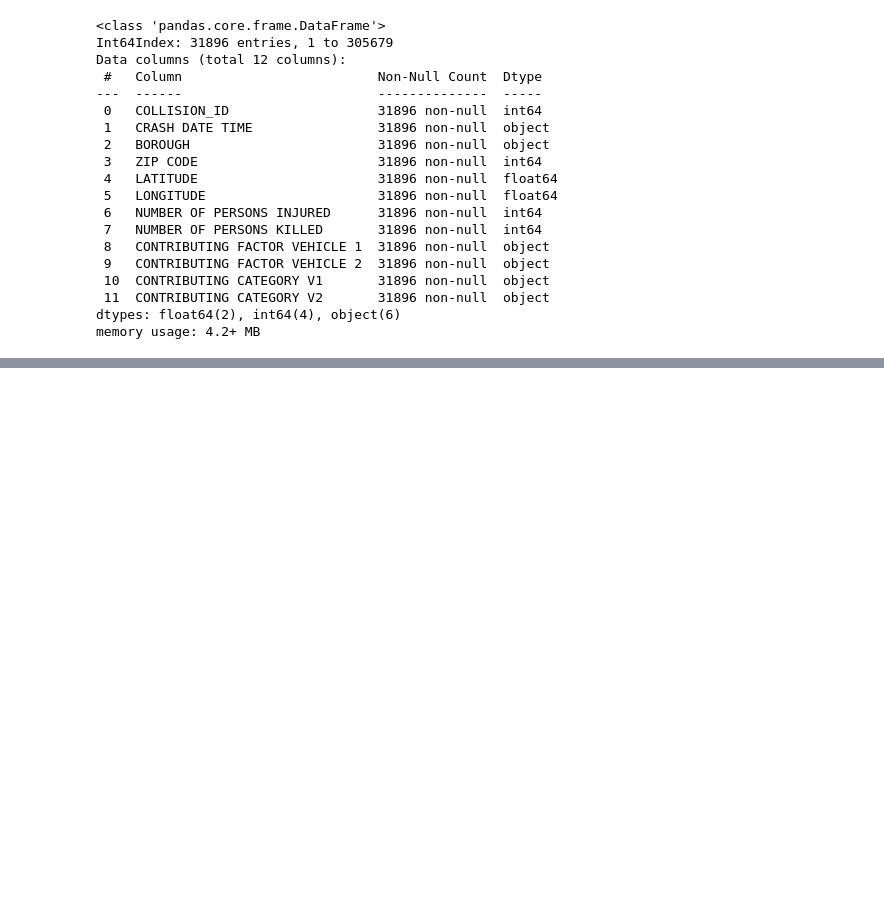
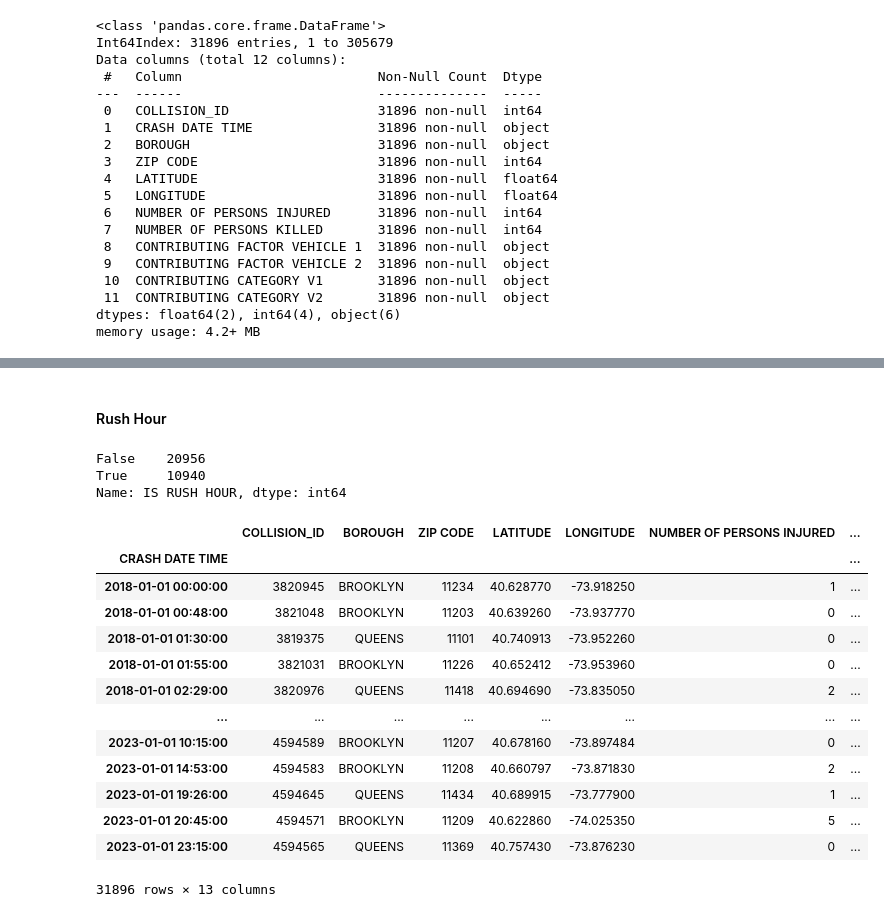
Before and after one commit to anniezhengaz/Capstone-NYC-Collisions, a Jupyter notebook: EDA-Cleaning.ipynb, the cells around one changed output, grey strips where cells are left out. Cells and saved outputs as stored; diff of their text form; code cells hidden in the pictures; blank space fills up the shorter version.

```diff
--- a/EDA-Cleaning.ipynb
+++ b/EDA-Cleaning.ipynb
@@ -437,0 +452,13 @@ memory usage: 4.2+ MB
+# %%
+#Change to datetime datatype
+df['CRASH DATE TIME'] = pd.to_datetime(df['CRASH DATE TIME']) #changing to datetime datatype
+
+# define the bins
+bins=[0, 2, 4, 6, 8, 10, 12, 14, 16, 18, 24]
+
+# add custom labels if desired
+labels=['Late Night', 'Early Morning', 'Dawn', 'Early AM', 'Morning', 'Late Morning', 'Early Afternoon',
+        'Afternoon', 'Evening', 'Night']
+
+# add the bins to the dataframe
+df['TIME OF DAY'] = pd.cut(df['CRASH DATE TIME'].dt.hour, bins, labels=labels, right=False)
@@ -437,0 +481,38 @@ memory usage: 4.2+ MB
+# %% [markdown]
+#### Rush Hour
+# %%
+#Change to datetime datatype
+df['CRASH DATE TIME'] = pd.to_datetime(df['CRASH DATE TIME']) #changing to datetime datatype
+
+#Set to datetime index
+df.set_index('CRASH DATE TIME', inplace=True)
+# %%
+#Create and join dataframes indicating rush hour traffic
+rush_hour = pd.concat([df.between_time('6:00', '9:00'), df.between_time('16:00', '19:00')])
+
+#Create new column indicating if rush hour -- return True if index is in rush_hour, False if not
+df['IS RUSH HOUR'] = df.index.isin(rush_hour.index)
+
+#Sanity check to confirm there are True/False values
+df['IS RUSH HOUR'].value_counts()
+# %% [output]
+False    20956
+True     10940
+Name: IS RUSH HOUR, dtype: int64
+# %%
+df
+# %% [output]
+|  | COLLISION_ID | BOROUGH | ZIP CODE | LATITUDE | LONGITUDE | NUMBER OF PERSONS INJURED | ... |
+| CRASH DATE TIME |  |  |  |  |  |  | ... |
+| 2018-01-01 00:00:00 | 3820945 | BROOKLYN | 11234 | 40.628770 | -73.918250 | 1 | ... |
+| 2018-01-01 00:48:00 | 3821048 | BROOKLYN | 11203 | 40.639260 | -73.937770 | 0 | ... |
+| 2018-01-01 01:30:00 | 3819375 | QUEENS | 11101 | 40.740913 | -73.952260 | 0 | ... |
+| 2018-01-01 01:55:00 | 3821031 | BROOKLYN | 11226 | 40.652412 | -73.953960 | 0 | ... |
+| 2018-01-01 02:29:00 | 3820976 | QUEENS | 11418 | 40.694690 | -73.835050 | 2 | ... |
+| ... | ... | ... | ... | ... | ... | ... | ... |
+| 2023-01-01 10:15:00 | 4594589 | BROOKLYN | 11207 | 40.678160 | -73.897484 | 0 | ... |
+| 2023-01-01 14:53:00 | 4594583 | BROOKLYN | 11208 | 40.660797 | -73.871830 | 2 | ... |
+| 2023-01-01 19:26:00 | 4594645 | QUEENS | 11434 | 40.689915 | -73.777900 | 1 | ... |
+| 2023-01-01 20:45:00 | 4594571 | BROOKLYN | 11209 | 40.622860 | -74.025350 | 5 | ... |
+| 2023-01-01 23:15:00 | 4594565 | QUEENS | 11369 | 40.757430 | -73.876230 | 0 | ... |
+31896 rows × 13 columns
```
Also changed, not shown: parts of 8 cells of this notebook.
